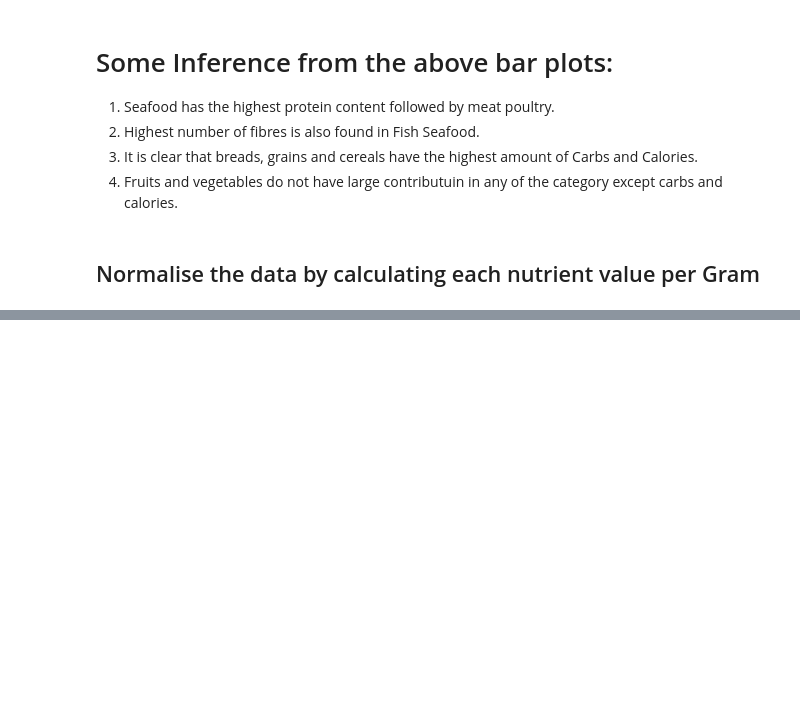
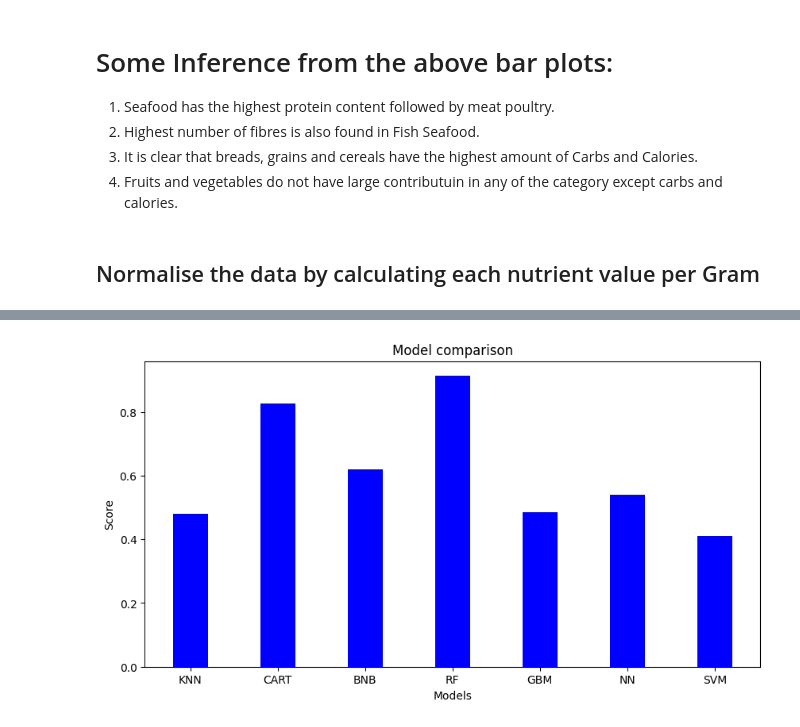
Before and after one commit to rajaraman61/Food-Calorie-Predictor, a Jupyter notebook: eda.ipynb, the cells around one changed output, grey strips where cells are left out. Saved outputs shown, nothing was run; the diff lists cells and outputs as text; code cells hidden in the pictures; blank space fills up the shorter version.

```diff
--- a/eda.ipynb
+++ b/eda.ipynb
@@ -160,0 +228,6 @@ fig.show()
+# %%
+from sklearn.model_selection import train_test_split
+train, test = train_test_split(df2, test_size=0.33, random_state=42)
+# %%
+train_x, train_y = train.loc[:, train.columns != 'Category'], train['Category']
+test_x, test_y = test.loc[:, test.columns != 'Category'], test['Category']
@@ -160,0 +258,11 @@ fig.show()
+# %%
+# evaluate each model in turn
+results = []
+scoring = 'accuracy'
+names = []
+for name, model in models:
+    kfold = model_selection.KFold(n_splits=10)
+    cv_results = model_selection.cross_val_score(model, train_x, train_y, cv=kfold, scoring=scoring)
+    results.append(cv_results + 25 / 100)
+    names.append(name)
+    msg = "%s: %f (%f)" % (name, cv_results.mean(), cv_results.std())
@@ -160,0 +287,23 @@ fig.show()
+# %%
+scores = []
+for value in results:
+    scores.append(np.mean(value))
+# %%
+import matplotlib.pyplot as plt
+
+
+courses = names
+values = scores
+
+fig = plt.figure(figsize = (10, 5))
+
+# creating the bar plot
+plt.bar(courses, values, color ='blue',
+        width = 0.4)
+
+plt.xlabel("Models")
+plt.ylabel("Score")
+plt.title("Model comparison")
+plt.show()
+# %% [output]
+[figure, added]
```
Also changed, not shown: parts of 10 cells of this notebook, 8 other files.
